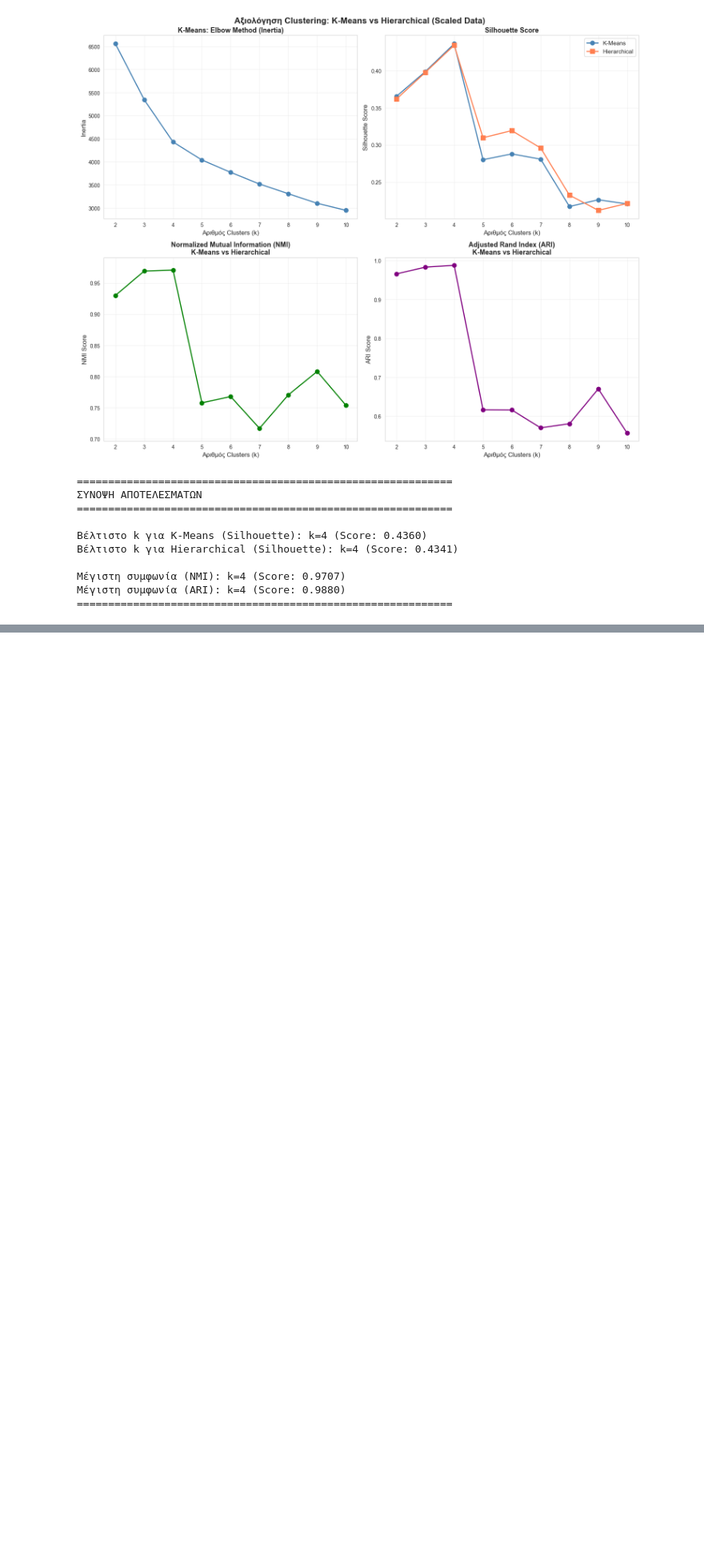
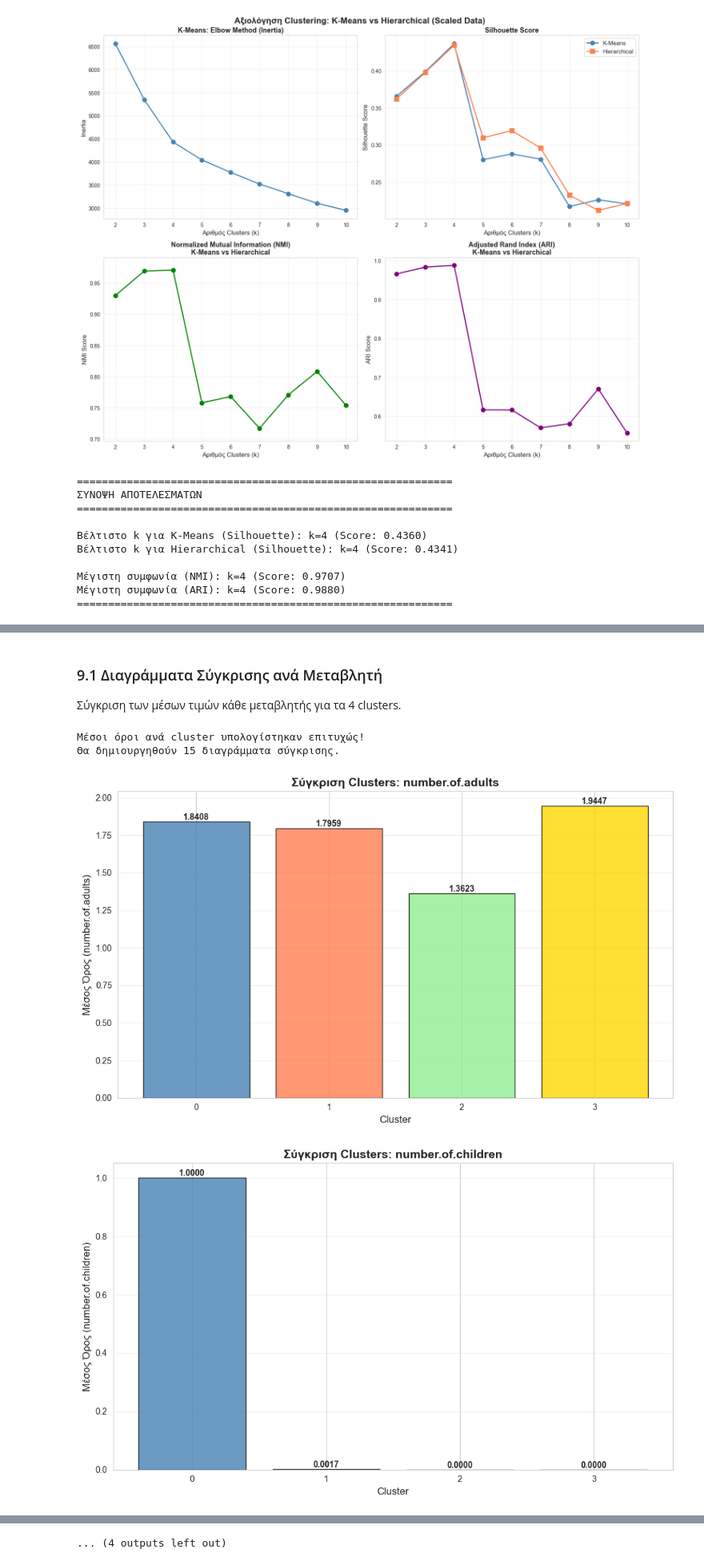
Before and after one commit to dgodolias/HotelCancellationsClustering, a Jupyter notebook: preprocessing.ipynb, the cells around one changed output, grey strips where cells are left out. Shown at 80% size. Drawn from its saved outputs; the diff is of its cells as text; code cells hidden in the pictures; blank space fills up the shorter version.

Commit message:
1st attempt to compare the clusters

```diff
--- a/preprocessing.ipynb
+++ b/preprocessing.ipynb
@@ -1182,0 +1223,50 @@ FEATURE ELIMINATION ANALYSIS (k=3)
+# %% [markdown]
+### 9.1 Διαγράμματα Σύγκρισης ανά Μεταβλητή
+
+Σύγκριση των μέσων τιμών κάθε μεταβλητής για τα 4 clusters.
+# %%
+# Λίστα με όλες τις μεταβλητές για ανάλυση (χωρίς τις one-hot encoded)
+variables_to_analyze = [
+    'number.of.adults', 'number.of.children', 'car.parking.space',
+    'lead.time', 'repeated', 'P.C', 'P.not.C', 'average.price',
+    'special.requests', 'Total_Guests', 'Is_Family', 'Total_Nights',
+    'Cancellation_Ratio', 'Price_per_Person', 'Arrival_Month'
+]
+
+# Υπολογισμός μέσων τιμών ανά cluster
+cluster_means = df_with_clusters.groupby('Cluster')[variables_to_analyze].mean()
+
+print("Μέσοι όροι ανά cluster υπολογίστηκαν επιτυχώς!")
+print(f"Θα δημιουργηθούν {len(variables_to_analyze)} διαγράμματα σύγκρισης.")
+# %% [output]
+Μέσοι όροι ανά cluster υπολογίστηκαν επιτυχώς!
+Θα δημιουργηθούν 15 διαγράμματα σύγκρισης.
+# %%
+# Δημιουργία διαγραμμάτων σύγκρισης για κάθε μεταβλητή
+colors = ['steelblue', 'coral', 'lightgreen', 'gold']
+
+for var in variables_to_analyze:
+    plt.figure(figsize=(10, 6))
+
+    # Bar plot για κάθε cluster
+    clusters = cluster_means.index
+    values = cluster_means[var].values
+
+    bars = plt.bar(clusters, values, color=colors, edgecolor='black', alpha=0.8)
+
+    # Προσθήκη τιμών πάνω από τα bars
+    for i, (cluster, value) in enumerate(zip(clusters, values)):
+        plt.text(cluster, value, f'{value:.4f}', ha='center', va='bottom', fontsize=10, fontweight='bold')
+
+    plt.title(f'Σύγκριση Clusters: {var}', fontsize=14, fontweight='bold')
+    plt.xlabel('Cluster', fontsize=12)
+    plt.ylabel(f'Μέσος Όρος ({var})', fontsize=12)
+    plt.xticks(clusters)
+    plt.grid(axis='y', alpha=0.3)
+    plt.tight_layout()
+    plt.show()
+
+print("Όλα τα διαγράμματα δημιουργήθηκαν επιτυχώς!")
+# %% [output]
+[figure, added]
+[figure, added]
@@ -1182,0 +1283 @@ FEATURE ELIMINATION ANALYSIS (k=3)
+... (4 outputs left out)
```
Also changed, not shown: parts of 10 cells of this notebook.
